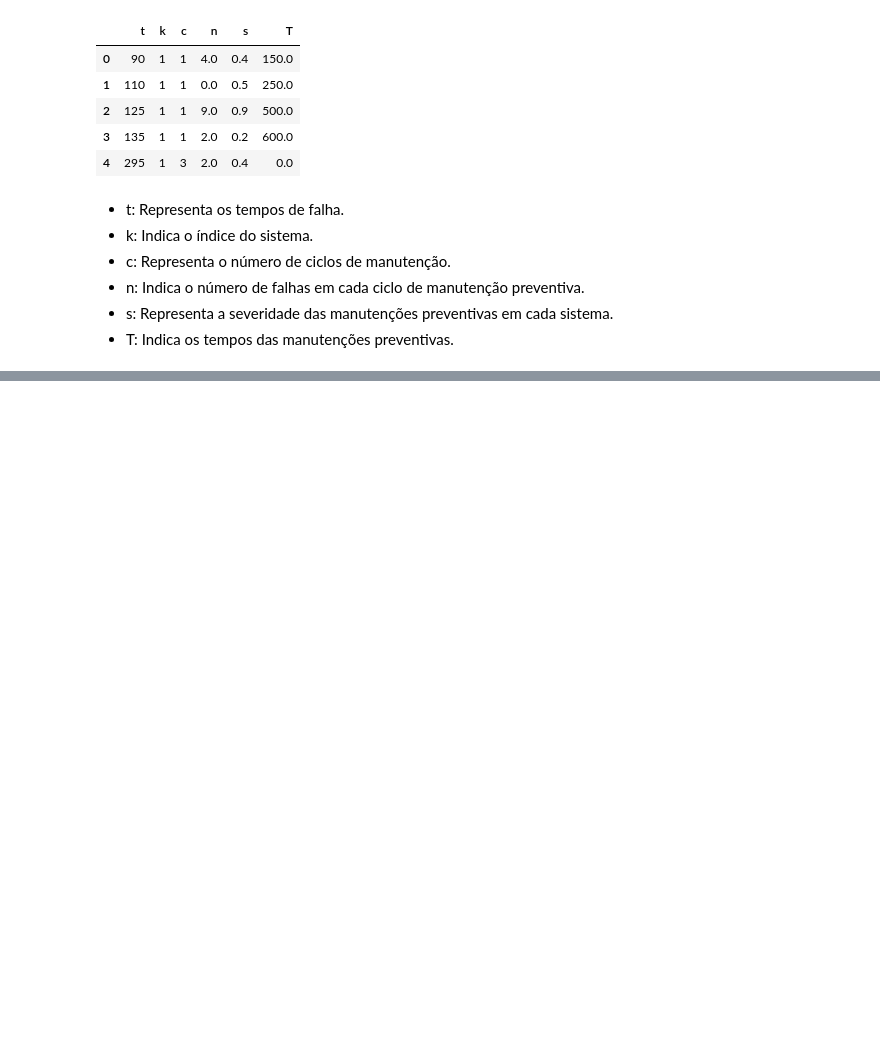
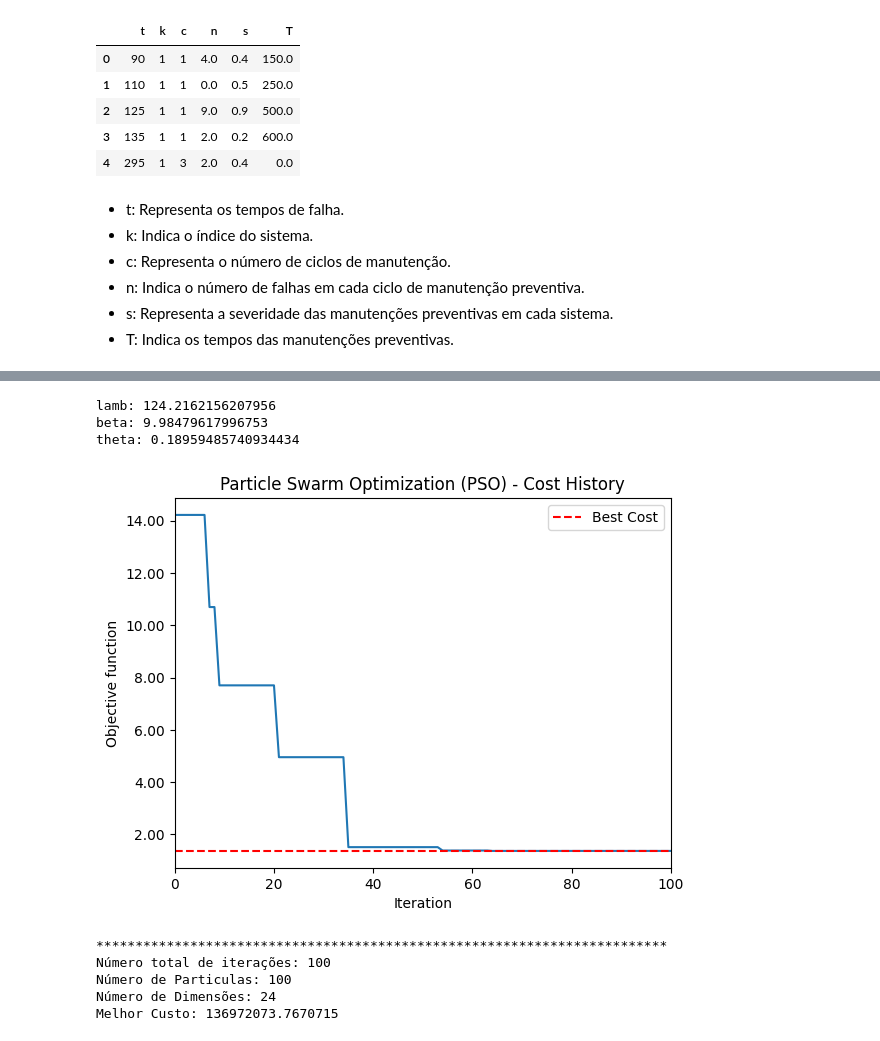
Before and after one commit to uervitonsantos/Otimizacao-Politicaca-Manutencao-Preventiva-Imperfeita, a Jupyter notebook: Algoritmo_PSO_para_otimização_de_custo_de_manutenção_preventiva_v11.ipynb, the cells around one changed output, grey strips where cells are left out. Drawn from its saved outputs; the diff is of its cells as text; code cells hidden in the pictures; blank space fills up the shorter version.

```diff
--- a/Algoritmo_PSO_para_otimização_de_custo_de_manutenção_preventiva_v11.ipynb
+++ b/Algoritmo_PSO_para_otimização_de_custo_de_manutenção_preventiva_v11.ipynb
@@ -173,11 +174,11 @@ dtypes = {
 }
 
 # Leitura dos dados de tempo de falha para 4 cenarios de exemplo
-# df = pd.read_csv('/content/drive/MyDrive/datasets/cenario01.csv.csv', sep=";")
-# df = pd.read_csv('/content/drive/MyDrive/datasets/cenario02.csv.csv', sep=";")
-# df = pd.read_csv('/content/drive/MyDrive/datasets/cenario03.csv.csv', sep=";")
-# df = pd.read_csv('/content/drive/MyDrive/datasets/cenario04.csv.csv', sep=";")
-df = pd.read_csv('/content/drive/MyDrive/datasets/cenario01.csv', sep=";")
+# df = pd.read_csv('/content/drive/MyDrive/datasets/Cenarios/cenario01.csv', sep=";")
+# df = pd.read_csv('/content/drive/MyDrive/datasets/Cenarios/cenario02.csv', sep=";")
+# df = pd.read_csv('/content/drive/MyDrive/datasets/Cenarios/cenario03.csv', sep=";")
+# df = pd.read_csv('/content/drive/MyDrive/datasets/Cenarios/cenario04.csv', sep=";")
+df = pd.read_csv('/content/drive/MyDrive/datasets/Cenarios/cenario01.csv', sep=";")
 
 # Remova as linhas com valores ausentes
 df = df.fillna(0)
@@ -595,0 +592,59 @@ Custo =  1265718248.3700647
+# %%
+print('lamb:', lamb)
+print('beta:', beta)
+print('theta:', theta)
+# %% [output]
+lamb: 124.2162156207956
+beta: 9.98479617996753
+theta: 0.18959485740934434
+# %%
+# Plotar gráfico de densidade da otimização
+# Seu histórico de custos
+cost_history = optimizer.cost_history
+
+# Escalando os valores por uma constante (dividindo por 100 milhões)
+scaled_history = [cost / 100000000 for cost in cost_history]
+
+# Custo ótimo (substitua pbest_cost[0] por best_cost)
+optimal_cost = best_cost
+
+# Calcular uma margem de segurança (por exemplo, 10%) com base no valor de best_cost
+margin = 3 * best_cost
+
+# Definir os limites do eixo y com base no custo ótimo e na margem
+y_min = max(optimal_cost - margin, 0)
+y_max = optimal_cost + margin
+
+# Encontre o índice correspondente ao custo ótimo
+optimal_cost_index = cost_history.index(optimal_cost)
+
+# Configuração do eixo y
+plt.gca().yaxis.set_major_formatter(plt.FuncFormatter(lambda x, _: f'{x:.2f}'))
+
+# Plotagem do gráfico de histórico de custos
+plt.plot(scaled_history)
+plt.xlabel('Iteration')
+plt.xlim(0, max_iterations)
+plt.ylabel('Objective function')
+plt.title('Particle Swarm Optimization (PSO) - Cost History')
+
+# Adicionar uma linha horizontal no custo ótimo
+plt.axhline(optimal_cost / 100000000, color='red', linestyle='--', label='Best Cost')
+
+# Mostrar a legenda
+plt.legend()
+plt.show()
+
+print("                              ")
+print("*************************************************************************")
+print("Número total de iterações:", max_iterations)
+print("Número de Particulas:", num_particles)
+print("Número de Dimensões:", dimensions)
+print("Melhor Custo:", best_cost)
+# %% [output]
+[figure, added]
+*************************************************************************
+Número total de iterações: 100
+Número de Particulas: 100
+Número de Dimensões: 24
+Melhor Custo: 136972073.7670715
```
Also changed, not shown: parts of 9 cells of this notebook.
